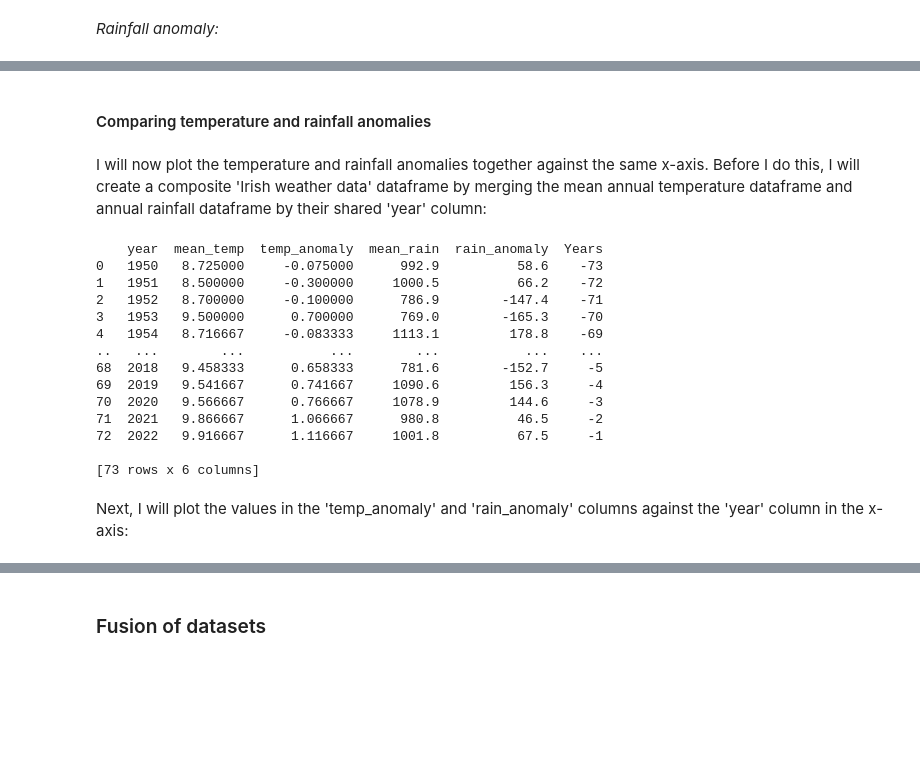
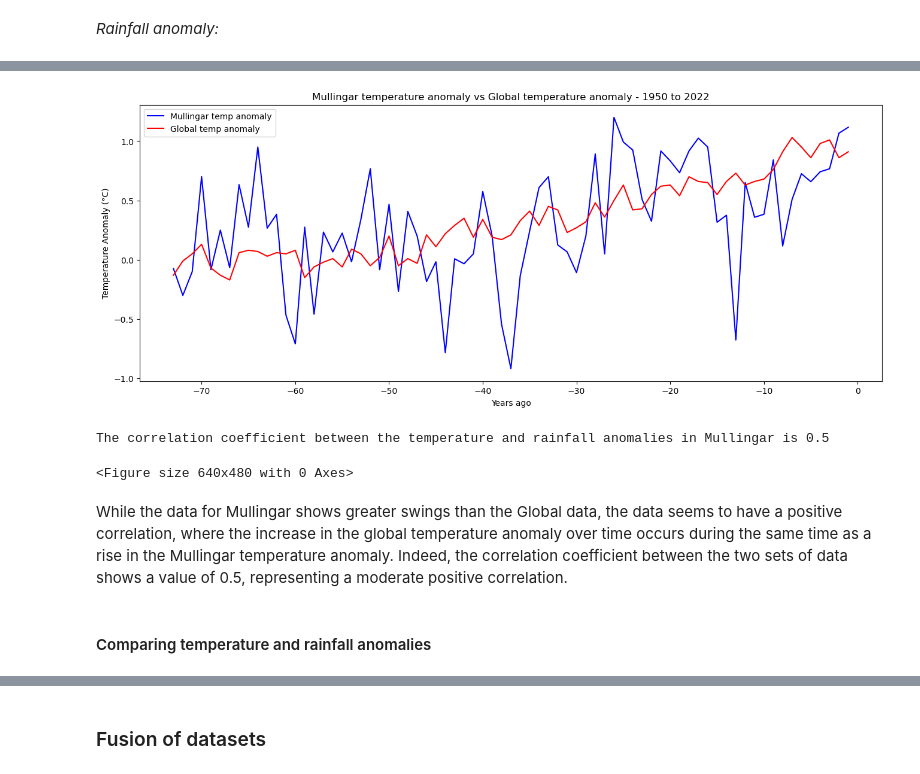
Before and after one commit to jmce22/pfda_project2, a Jupyter notebook: pfda_project2.ipynb, the cells around one changed output, grey strips where cells are left out. Saved outputs shown, nothing was run; the diff lists cells and outputs as text; code cells hidden in the pictures; blank space fills up the shorter version.

```diff
--- a/pfda_project2.ipynb
+++ b/pfda_project2.ipynb
@@ -948,30 +1005,33 @@ We can see from the plots above that there is a slight upward trend the in the t
+# %%
+# First I will create a sub-dataframe from the global temperature anomaly dataframe containing only data relating to 1950 onwards
+df_global_temp_anomaly_post_1950 = df_global_temp_anomaly_1850.loc[df_global_temp_anomaly_1850['Years'] >= - 73]
+
+# Next I will plot the temperature anomaly from this global dataframe and the mullingar dataframe against each other
+# plt.figure(figsize= (16,6))
+
+fig, ax1 = plt.subplots(figsize=(16, 6))
+
+sns.lineplot(x='Years', y='temp_anomaly', data=df_mullingar_weather, color = 'blue', label='Mullingar temp anomaly')
+sns.lineplot(x='Years', y='anomaly', data=df_global_temp_anomaly_post_1950, color = 'red', label='Global temp anomaly')
+
+plt.title('Mullingar temperature anomaly vs Global temperature anomaly - 1950 to 2022')
+plt.xlabel('Years ago')
+plt.ylabel('Temperature Anomaly (°C)')
+
+plt.legend()
+
+plt.show()
+
+plt.savefig('mullingar_vs_global_temp_anomaly')
+
+corr_mullingar_global_temp_anomaly = np.corrcoef(df_mullingar_weather['temp_anomaly'], df_global_temp_anomaly_post_1950['anomaly'])[0,1]
+round_corr_mullingar_global_temp_anomaly = round(corr_mullingar_global_temp_anomaly, 2)
+print(f'The correlation coefficient between the temperature and rainfall anomalies in Mullingar is {round_corr_mullingar_global_temp_anomaly}')
+# %% [output]
+[figure, added]
+The correlation coefficient between the temperature and rainfall anomalies in Mullingar is 0.5
+<Figure size 640x480 with 0 Axes>
+# %% [markdown]
+While the data for Mullingar shows greater swings than the Global data, the data seems to have a positive correlation, where the increase in the global temperature anomaly over time occurs during the same time as a rise in the Mullingar temperature anomaly. Indeed, the correlation coefficient between the two sets of data shows a value of 0.5, representing a moderate positive correlation.
 # %% [markdown]
 #### Comparing temperature and rainfall anomalies ####
-# %% [markdown]
-I will now plot the temperature and rainfall anomalies together against the same x-axis. Before I do this, I will create a composite 'Irish weather data' dataframe by merging the mean annual temperature dataframe and annual rainfall dataframe by their shared 'year' column:
-# %%
-df_mullingar_weather = pd.merge(df_mean_annual_temp_1950_to_2022, df_annual_rain_1950_to_2022, on = 'year', how ='inner')
-
-# I will also add a column called 'Years' to facillitate merging this dataframe with my other daraframes later on
-# on the basis of a shared column
-
-df_mullingar_weather['Years'] = (df_mullingar_weather['year'] - 2023) * 1
-
-print(df_mullingar_weather)
-# %% [output]
-    year  mean_temp  temp_anomaly  mean_rain  rain_anomaly  Years
-0   1950   8.725000     -0.075000      992.9          58.6    -73
-1   1951   8.500000     -0.300000     1000.5          66.2    -72
-2   1952   8.700000     -0.100000      786.9        -147.4    -71
-3   1953   9.500000      0.700000      769.0        -165.3    -70
-4   1954   8.716667     -0.083333     1113.1         178.8    -69
-..   ...        ...           ...        ...           ...    ...
-68  2018   9.458333      0.658333      781.6        -152.7     -5
-69  2019   9.541667      0.741667     1090.6         156.3     -4
-70  2020   9.566667      0.766667     1078.9         144.6     -3
-71  2021   9.866667      1.066667      980.8          46.5     -2
-72  2022   9.916667      1.116667     1001.8          67.5     -1
-
-[73 rows x 6 columns]
-# %% [markdown]
-Next, I will plot the values in the 'temp_anomaly' and 'rain_anomaly' columns against the 'year' column in the x-axis:
```
Also changed, not shown: parts of 30 cells of this notebook, 2 other files.
